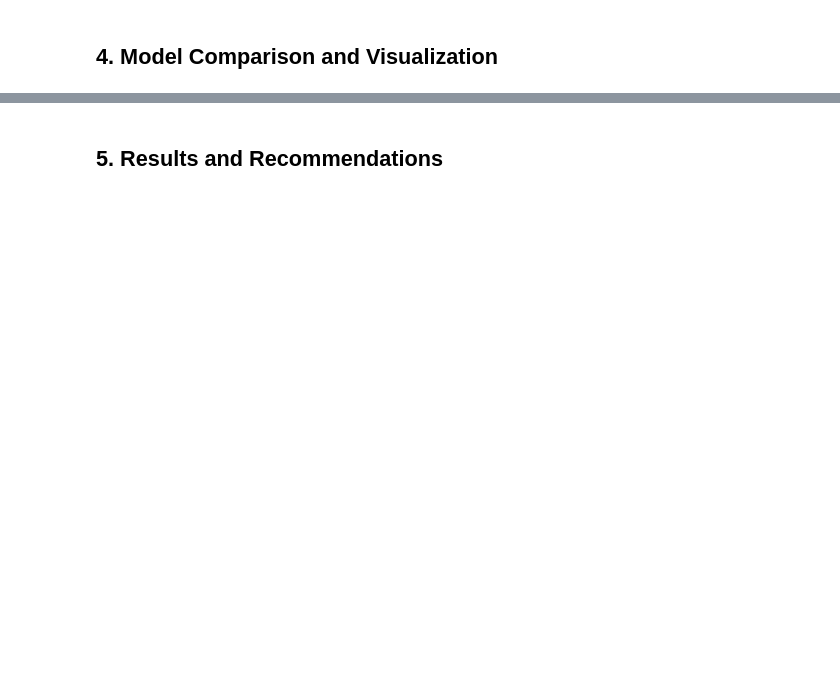
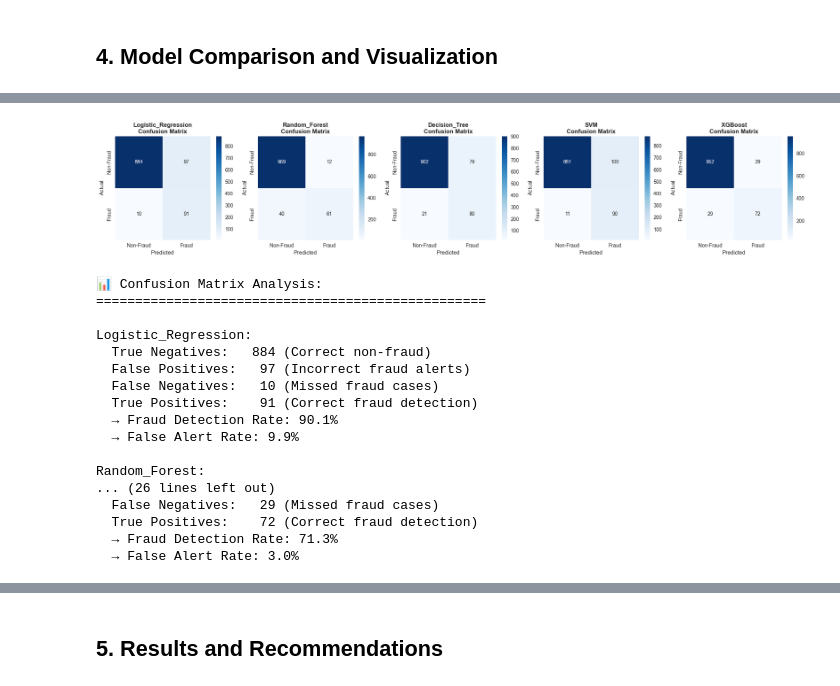
Before and after one commit to User-2rxeg/DataOrbit-HealthCare-Provider-Fraud-Detection, a Jupyter notebook: notebooks/02_modeling.ipynb, the cells around one changed output, grey strips where cells are left out. Drawn from its saved outputs; the diff is of its cells as text; code cells hidden in the pictures; blank space fills up the shorter version.

```diff
--- a/notebooks/02_modeling.ipynb
+++ b/notebooks/02_modeling.ipynb
@@ -223,0 +430,58 @@ if len(results_df) > 0:
+# %%
+# Confusion Matrices for all models
+if len(results_df) > 0:
+    n_models = len(trained_models)
+    fig, axes = plt.subplots(1, n_models, figsize=(4*n_models, 4))
+
+    if n_models == 1:
+        axes = [axes]
+
+    for idx, (name, pipeline) in enumerate(trained_models.items()):
+        y_pred = pipeline.predict(X_test)
+        cm = confusion_matrix(y_test, y_pred)
+
+        # Create confusion matrix heatmap
+        sns.heatmap(cm, annot=True, fmt='d', cmap='Blues', ax=axes[idx])
+        axes[idx].set_title(f'{name}\nConfusion Matrix', fontweight='bold')
+        axes[idx].set_xlabel('Predicted')
+        axes[idx].set_ylabel('Actual')
+        axes[idx].set_xticklabels(['Non-Fraud', 'Fraud'])
+        axes[idx].set_yticklabels(['Non-Fraud', 'Fraud'])
+
+    plt.tight_layout()
+    plt.show()
+
+    # Detailed confusion matrix analysis
+    print("\n📊 Confusion Matrix Analysis:")
+    print("=" * 50)
+    for name, pipeline in trained_models.items():
+        y_pred = pipeline.predict(X_test)
+        cm = confusion_matrix(y_test, y_pred)
+
+        tn, fp, fn, tp = cm.ravel()
+        print(f"\n{name}:")
+        print(f"  True Negatives:  {tn:4d} (Correct non-fraud)")
+        print(f"  False Positives: {fp:4d} (Incorrect fraud alerts)")
+        print(f"  False Negatives: {fn:4d} (Missed fraud cases)")
+        print(f"  True Positives:  {tp:4d} (Correct fraud detection)")
+        print(f"  → Fraud Detection Rate: {tp/(tp+fn):.1%}")
+        print(f"  → False Alert Rate: {fp/(fp+tn):.1%}")
+# %% [output]
+[figure, added]
+📊 Confusion Matrix Analysis:
+==================================================
+
+Logistic_Regression:
+  True Negatives:   884 (Correct non-fraud)
+  False Positives:   97 (Incorrect fraud alerts)
+  False Negatives:   10 (Missed fraud cases)
+  True Positives:    91 (Correct fraud detection)
+  → Fraud Detection Rate: 90.1%
+  → False Alert Rate: 9.9%
+
+Random_Forest:
+... (26 lines left out)
+  False Negatives:   29 (Missed fraud cases)
+  True Positives:    72 (Correct fraud detection)
+  → Fraud Detection Rate: 71.3%
+  → False Alert Rate: 3.0%
```
Also changed, not shown: parts of 16 cells of this notebook, 1 other file.
